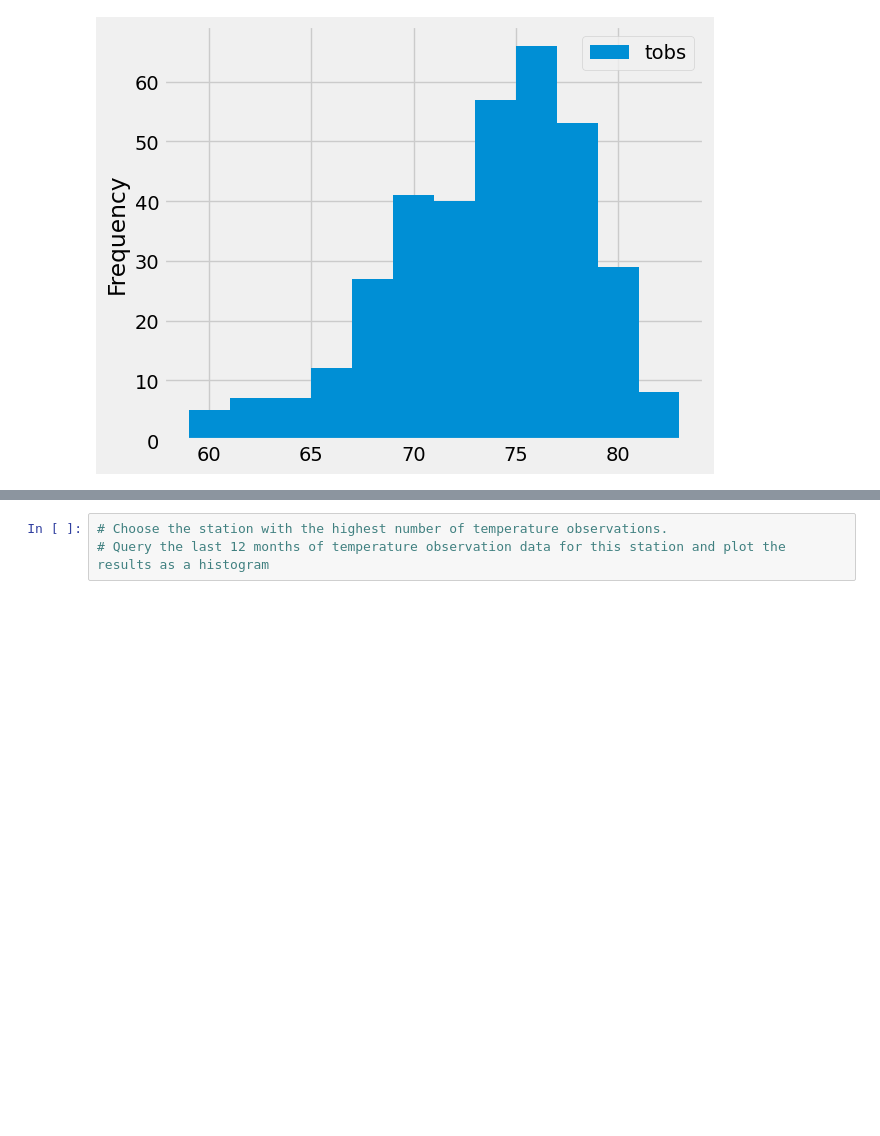
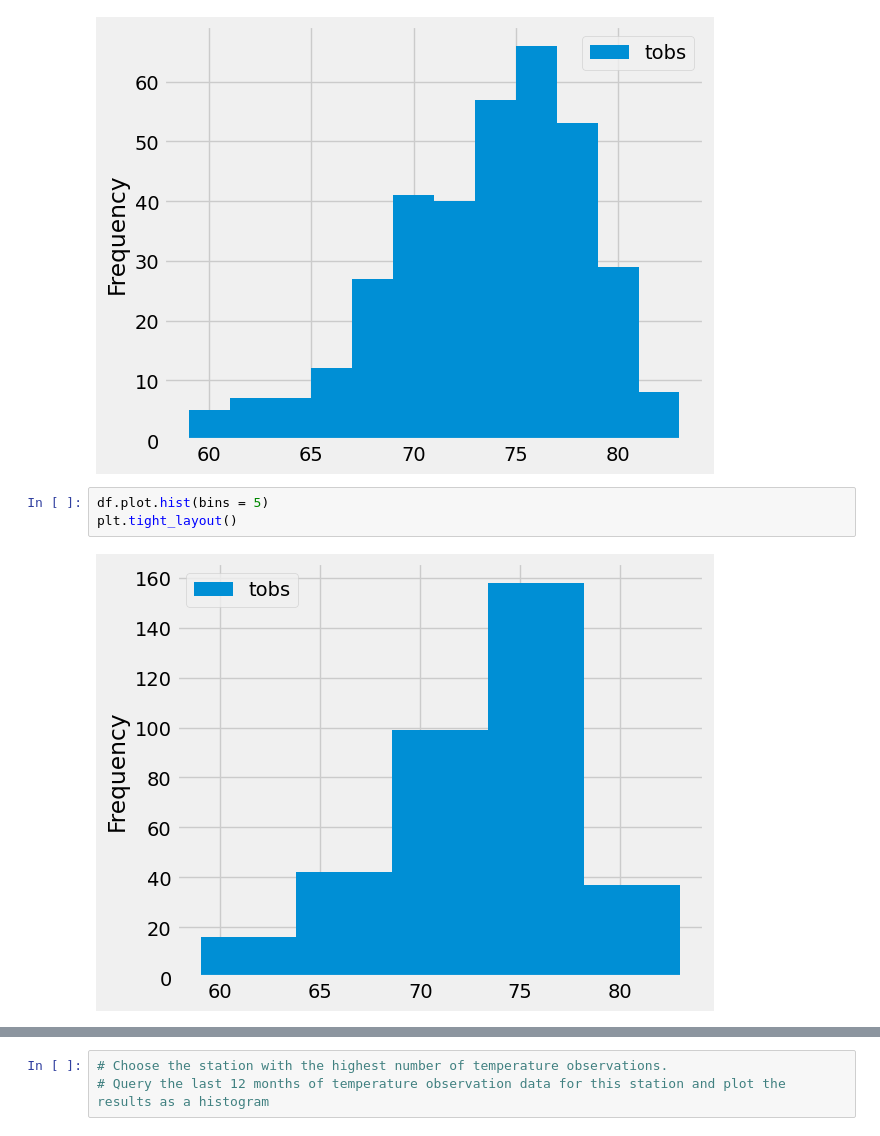
Before and after one commit to Danira98/surfs_up, a Jupyter notebook: climate_analysis.ipynb, the cells around one changed output, grey strips where cells are left out. Drawn from its saved outputs; the diff is of its cells as text; blank space fills up the shorter version.

```diff
--- a/climate_analysis.ipynb
+++ b/climate_analysis.ipynb
@@ -219,3 +219,8 @@ df.plot.hist(bins = 12)
 plt.tight_layout()
 # %% [output]
 [figure]
+# %%
+df.plot.hist(bins = 5)
+plt.tight_layout()
+# %% [output]
+[figure, added]
```
Also changed, not shown: parts of 3 cells of this notebook, 1 other file.
